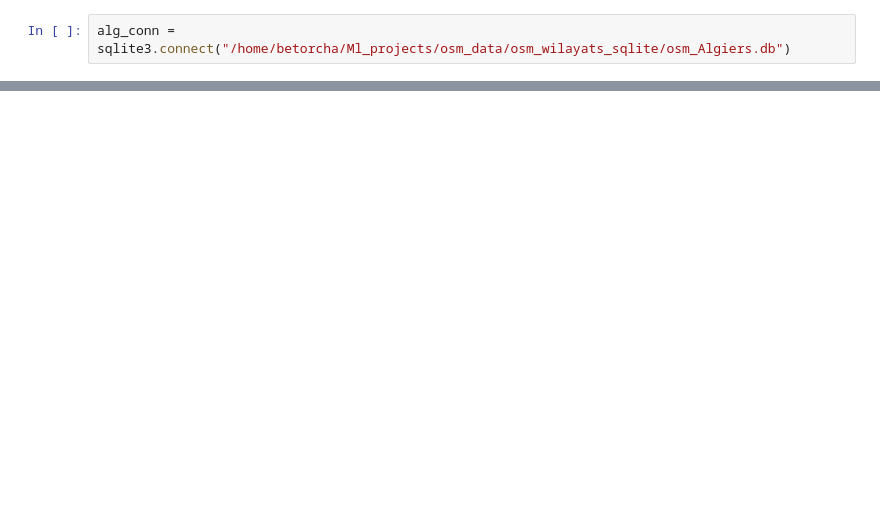
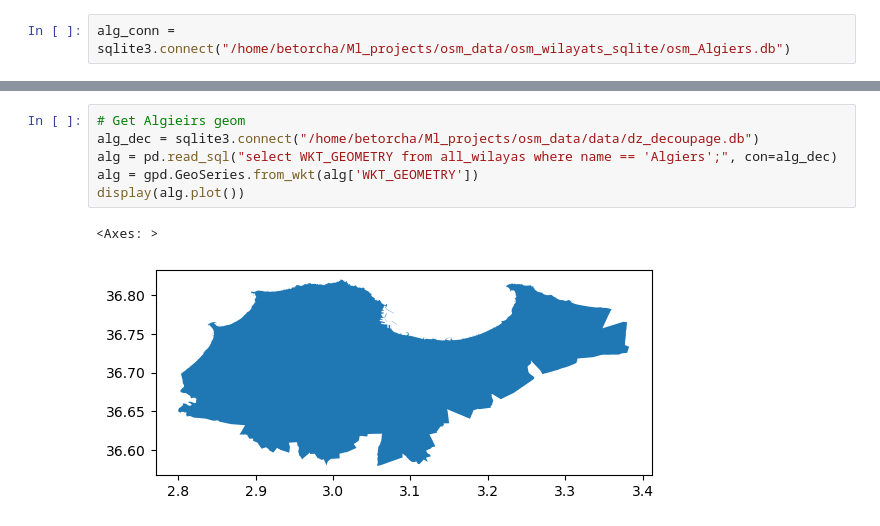
Before and after one commit to Quantaki/osm_data, a Jupyter notebook: Notebooks/eda.ipynb, the cells around one changed output, grey strips where cells are left out. Cells and saved outputs as stored; diff of their text form; blank space fills up the shorter version.

```diff
--- a/Notebooks/eda.ipynb
+++ b/Notebooks/eda.ipynb
@@ -78,0 +94,9 @@ Name: other_tags, Length: 428598, dtype: object
+# %%
+# Get Algieirs geom
+alg_dec = sqlite3.connect("/home/betorcha/Ml_projects/osm_data/data/dz_decoupage.db")
+alg = pd.read_sql("select WKT_GEOMETRY from all_wilayas where name == 'Algiers';", con=alg_dec)
+alg = gpd.GeoSeries.from_wkt(alg['WKT_GEOMETRY'])
+display(alg.plot())
+# %% [output]
+<Axes: >
+[figure, added]
```
Also changed, not shown: parts of 20 cells of this notebook.
